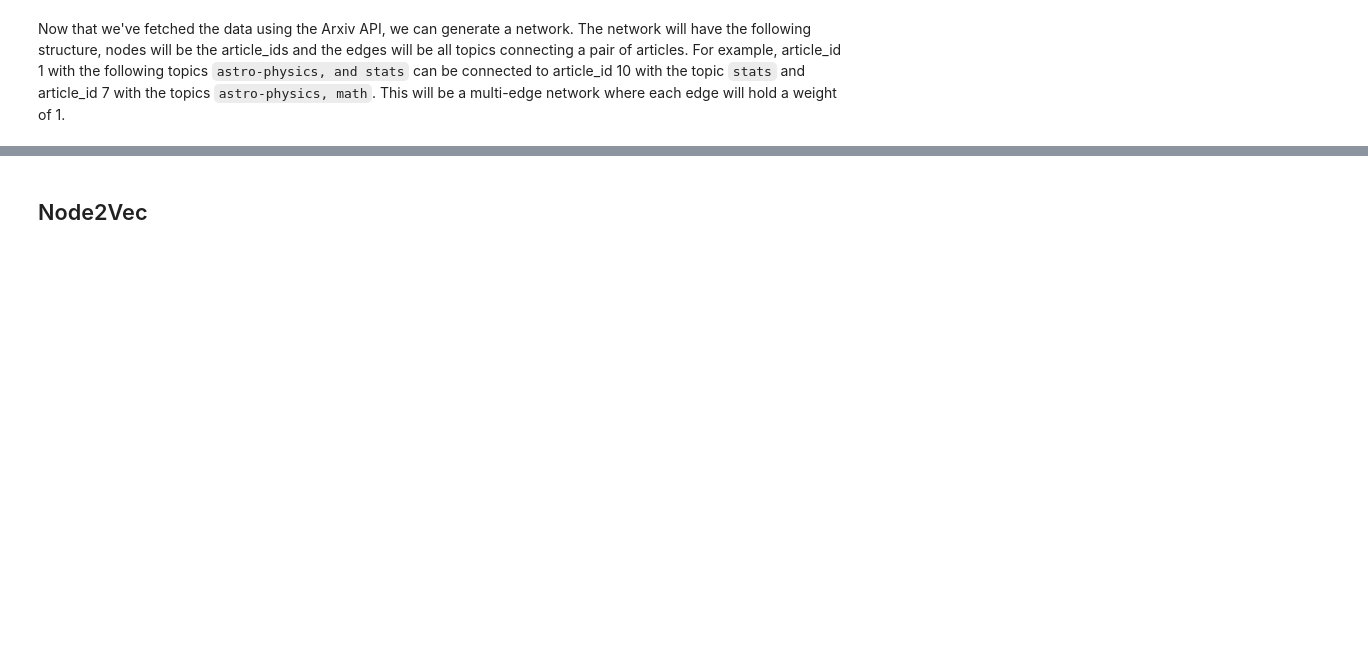
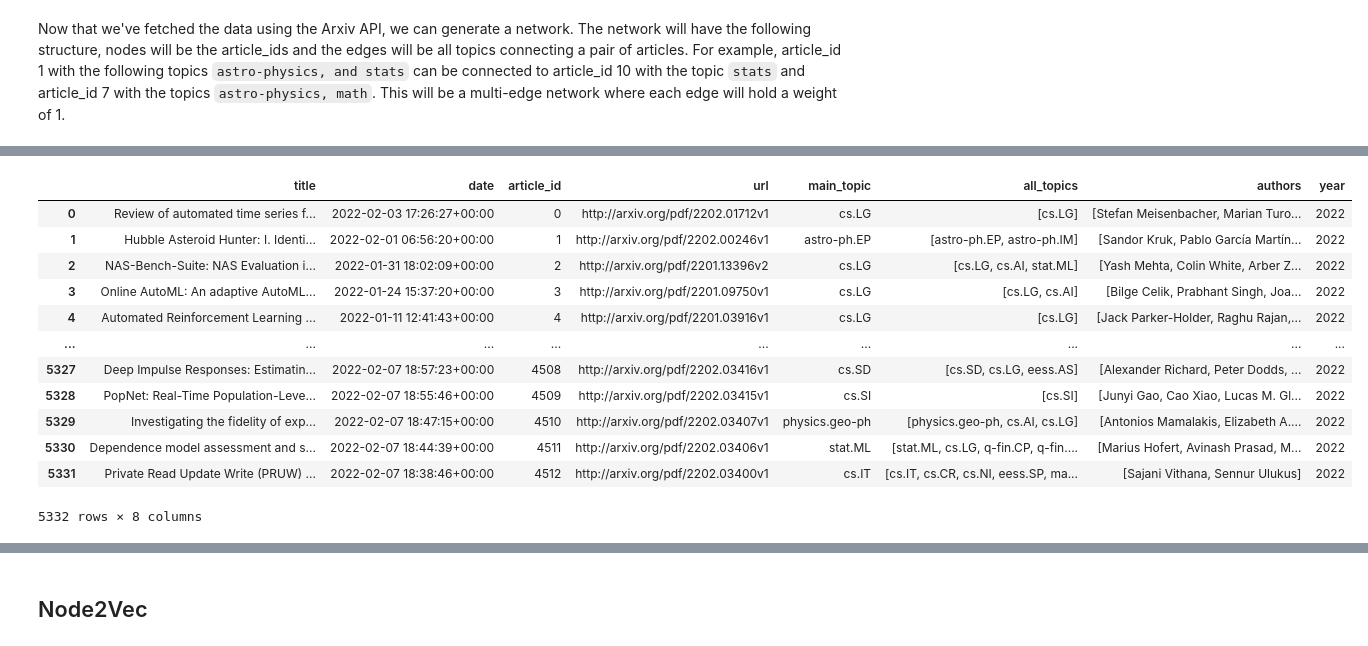
Before and after one commit to vatsal220/medium_articles, a Jupyter notebook: link_prediction/link_prediction.ipynb, the cells around one changed output, grey strips where cells are left out. Cells and saved outputs as stored; diff of their text form; code cells hidden in the pictures; blank space fills up the shorter version.

```diff
--- a/link_prediction/link_prediction.ipynb
+++ b/link_prediction/link_prediction.ipynb
@@ -96,7 +95,7 @@ def search_arxiv(queries, max_results = 1000):
 %%time
 research_df = search_arxiv(
     queries = queries,
-    max_results = 100
+    max_results = 1000
 )
 research_df.shape
 # %% [output]
@@ -179,0 +224,16 @@ edgeSplitter = EdgeSplitter(graph_test, G)
+# %%
+research_df
+# %% [output]
+|  | title | date | article_id | url | main_topic | all_topics | authors | year |
+| 0 | Review of automated time series f... | 2022-02-03 17:26:27+00:00 | 0 | http://arxiv.org/pdf/2202.01712v1 | cs.LG | [cs.LG] | [Stefan Meisenbacher, Marian Turo... | 2022 |
+| 1 | Hubble Asteroid Hunter: I. Identi... | 2022-02-01 06:56:20+00:00 | 1 | http://arxiv.org/pdf/2202.00246v1 | astro-ph.EP | [astro-ph.EP, astro-ph.IM] | [Sandor Kruk, Pablo García Martín... | 2022 |
+| 2 | NAS-Bench-Suite: NAS Evaluation i... | 2022-01-31 18:02:09+00:00 | 2 | http://arxiv.org/pdf/2201.13396v2 | cs.LG | [cs.LG, cs.AI, stat.ML] | [Yash Mehta, Colin White, Arber Z... | 2022 |
+| 3 | Online AutoML: An adaptive AutoML... | 2022-01-24 15:37:20+00:00 | 3 | http://arxiv.org/pdf/2201.09750v1 | cs.LG | [cs.LG, cs.AI] | [Bilge Celik, Prabhant Singh, Joa... | 2022 |
+| 4 | Automated Reinforcement Learning ... | 2022-01-11 12:41:43+00:00 | 4 | http://arxiv.org/pdf/2201.03916v1 | cs.LG | [cs.LG] | [Jack Parker-Holder, Raghu Rajan,... | 2022 |
+| ... | ... | ... | ... | ... | ... | ... | ... | ... |
+| 5327 | Deep Impulse Responses: Estimatin... | 2022-02-07 18:57:23+00:00 | 4508 | http://arxiv.org/pdf/2202.03416v1 | cs.SD | [cs.SD, cs.LG, eess.AS] | [Alexander Richard, Peter Dodds, ... | 2022 |
+| 5328 | PopNet: Real-Time Population-Leve... | 2022-02-07 18:55:46+00:00 | 4509 | http://arxiv.org/pdf/2202.03415v1 | cs.SI | [cs.SI] | [Junyi Gao, Cao Xiao, Lucas M. Gl... | 2022 |
+| 5329 | Investigating the fidelity of exp... | 2022-02-07 18:47:15+00:00 | 4510 | http://arxiv.org/pdf/2202.03407v1 | physics.geo-ph | [physics.geo-ph, cs.AI, cs.LG] | [Antonios Mamalakis, Elizabeth A.... | 2022 |
+| 5330 | Dependence model assessment and s... | 2022-02-07 18:44:39+00:00 | 4511 | http://arxiv.org/pdf/2202.03406v1 | stat.ML | [stat.ML, cs.LG, q-fin.CP, q-fin.... | [Marius Hofert, Avinash Prasad, M... | 2022 |
+| 5331 | Private Read Update Write (PRUW) ... | 2022-02-07 18:38:46+00:00 | 4512 | http://arxiv.org/pdf/2202.03400v1 | cs.IT | [cs.IT, cs.CR, cs.NI, eess.SP, ma... | [Sajani Vithana, Sennur Ulukus] | 2022 |
+5332 rows × 8 columns
```
Also changed, not shown: parts of 30 cells of this notebook.
